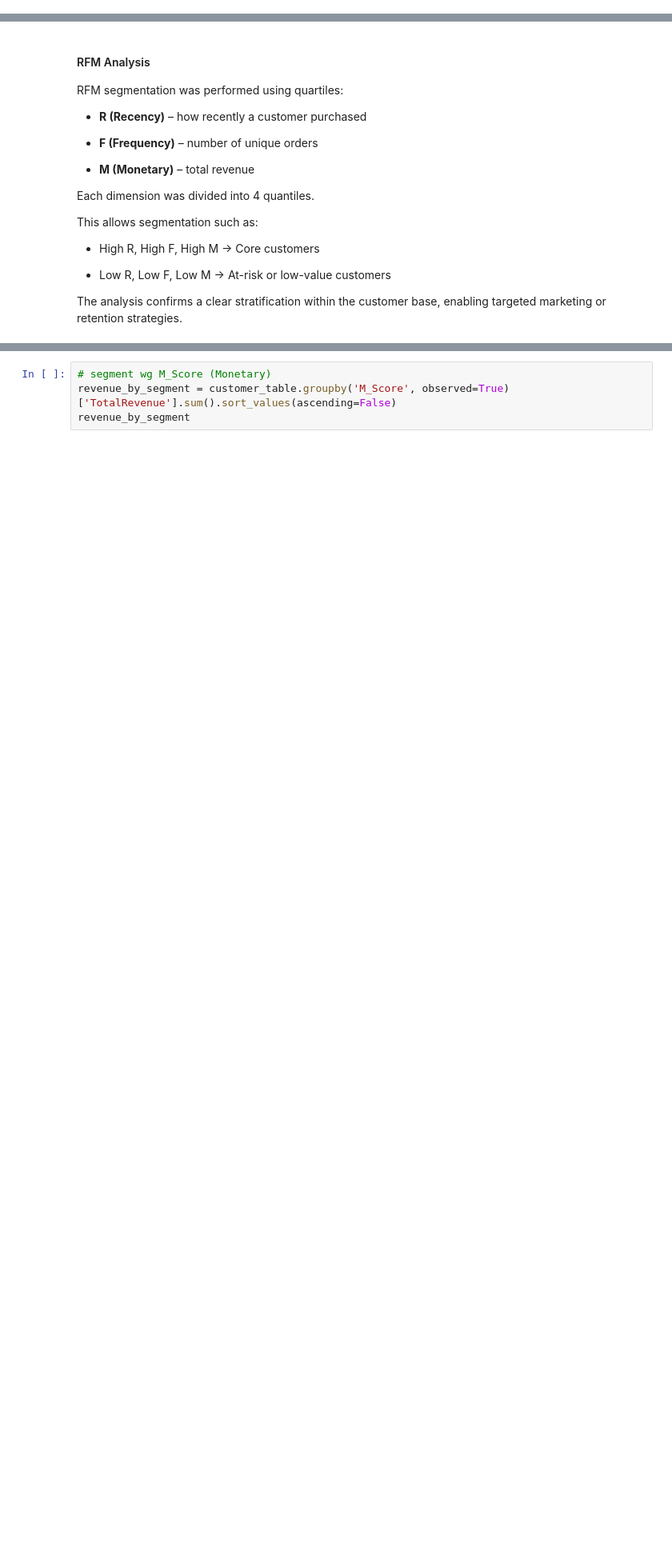
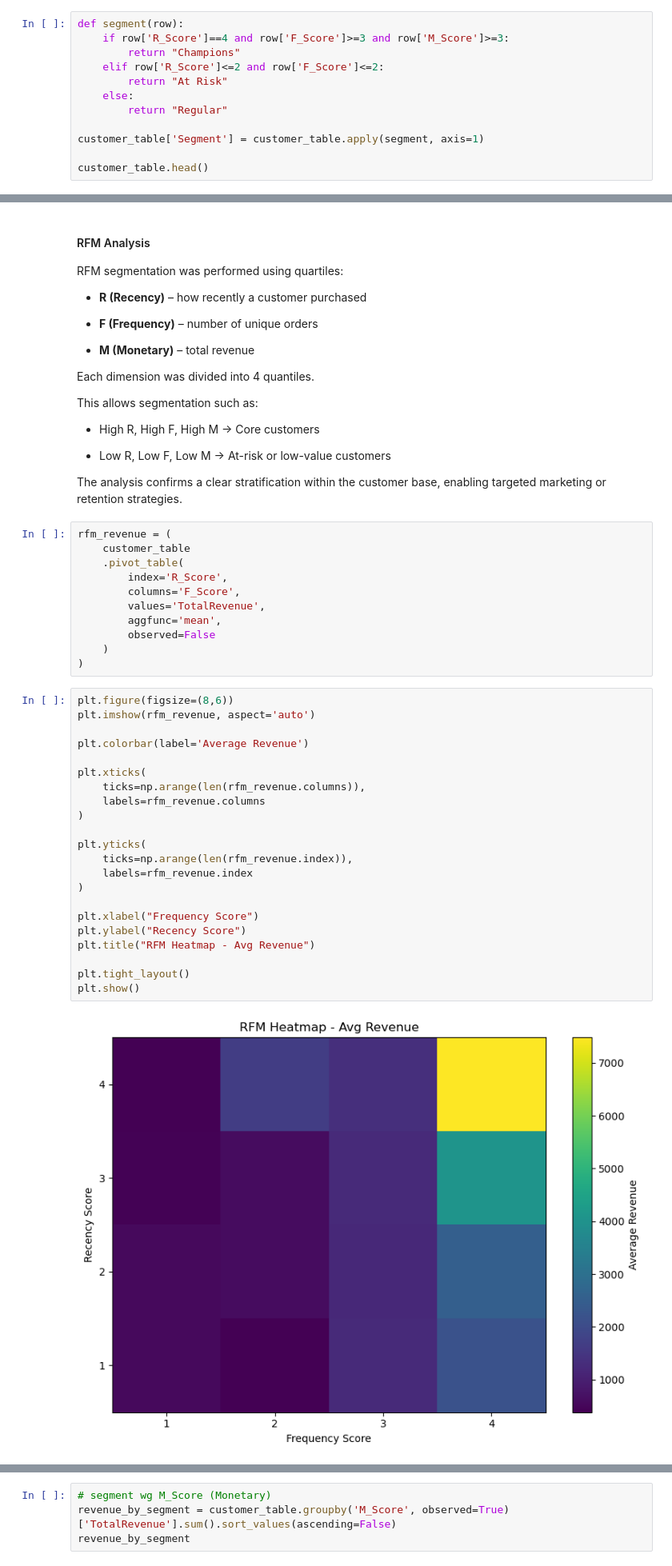
Before and after one commit to patrykraj/sales-analysis, a Jupyter notebook: sales-analysis.ipynb, the cells around one changed output, grey strips where cells are left out. Shown at 80% size. Cells and saved outputs as stored; diff of their text form; blank space fills up the shorter version.

```diff
--- a/sales-analysis.ipynb
+++ b/sales-analysis.ipynb
@@ -385,3 +375,15 @@ customer_table['RFM_Score'] = (
     customer_table['F_Score'].astype(str) +
     customer_table['M_Score'].astype(str)
 )
+# %%
+def segment(row):
+    if row['R_Score']==4 and row['F_Score']>=3 and row['M_Score']>=3:
+        return "Champions"
+    elif row['R_Score']<=2 and row['F_Score']<=2:
+        return "At Risk"
+    else:
+        return "Regular"
+
+customer_table['Segment'] = customer_table.apply(segment, axis=1)
+
+customer_table.head()
@@ -405,6 +414,41 @@ This allows segmentation such as:
 - Low R, Low F, Low M → At-risk or low-value customers
 
 The analysis confirms a clear stratification within the customer base, enabling targeted marketing or retention strategies.
+# %%
+rfm_revenue = (
+    customer_table
+    .pivot_table(
+        index='R_Score',
+        columns='F_Score',
+        values='TotalRevenue',
+        aggfunc='mean',
+        observed=False
+    )
+)
+# %%
+plt.figure(figsize=(8,6))
+plt.imshow(rfm_revenue, aspect='auto')
+
+plt.colorbar(label='Average Revenue')
+
+plt.xticks(
+    ticks=np.arange(len(rfm_revenue.columns)),
+    labels=rfm_revenue.columns
+)
+
+plt.yticks(
+    ticks=np.arange(len(rfm_revenue.index)),
+    labels=rfm_revenue.index
+)
+
+plt.xlabel("Frequency Score")
+plt.ylabel("Recency Score")
+plt.title("RFM Heatmap - Avg Revenue")
+
+plt.tight_layout()
+plt.show()
+# %% [output]
+[figure, added]
 # %%
 snapshot_date = df_full['InvoiceDate'].max() + pd.Timedelta(days=1)
 
```
Also changed, not shown: parts of 27 cells of this notebook.
